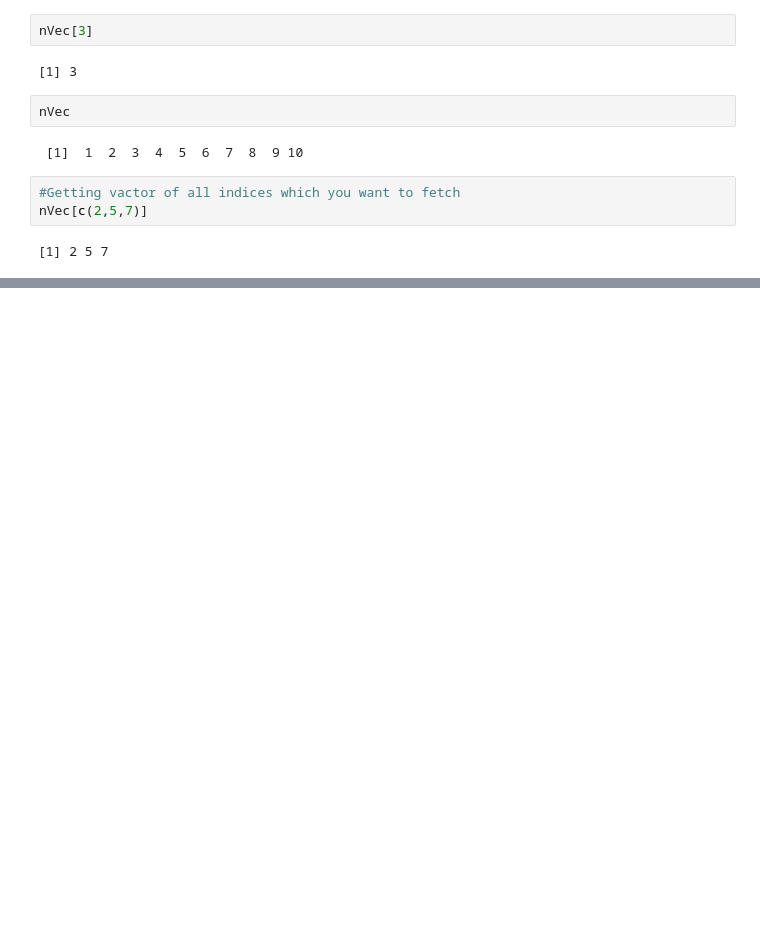
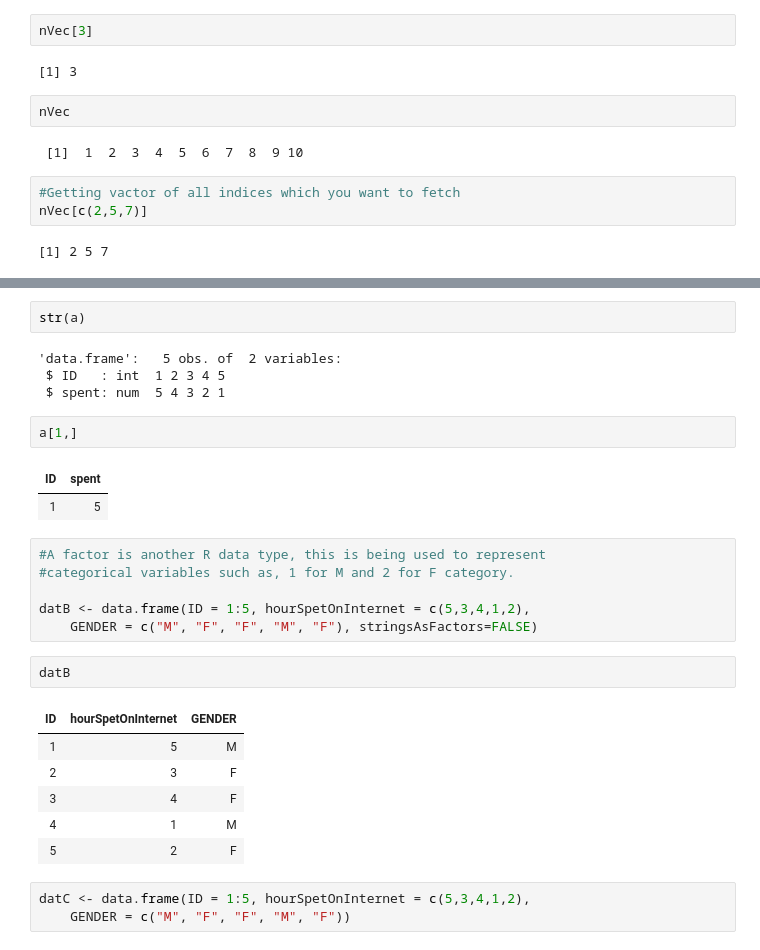
Before and after one commit to MohamedBaligh/r-programming, a Jupyter notebook: Data Structures in R.ipynb, the cells around one changed output, grey strips where cells are left out. Saved outputs shown, nothing was run; the diff lists cells and outputs as text; blank space fills up the shorter version.

```diff
--- a/Data Structures in R.ipynb
+++ b/Data Structures in R.ipynb
@@ -99,0 +266,29 @@ nVec[c(2,5,7)]
+# %%
+str(a)
+# %% [output]
+'data.frame':   5 obs. of  2 variables:
+ $ ID   : int  1 2 3 4 5
+ $ spent: num  5 4 3 2 1
+# %%
+a[1,]
+# %% [output]
+| ID | spent |
+| 1 | 5 |
+# %%
+#A factor is another R data type, this is being used to represent
+#categorical variables such as, 1 for M and 2 for F category.
+
+datB <- data.frame(ID = 1:5, hourSpetOnInternet = c(5,3,4,1,2),
+    GENDER = c("M", "F", "F", "M", "F"), stringsAsFactors=FALSE)
+# %%
+datB
+# %% [output]
+| ID | hourSpetOnInternet | GENDER |
+| 1 | 5 | M |
+| 2 | 3 | F |
+| 3 | 4 | F |
+| 4 | 1 | M |
+| 5 | 2 | F |
+# %%
+datC <- data.frame(ID = 1:5, hourSpetOnInternet = c(5,3,4,1,2),
+    GENDER = c("M", "F", "F", "M", "F"))
```
Also changed, not shown: parts of 60 cells of this notebook, 2 other files.
